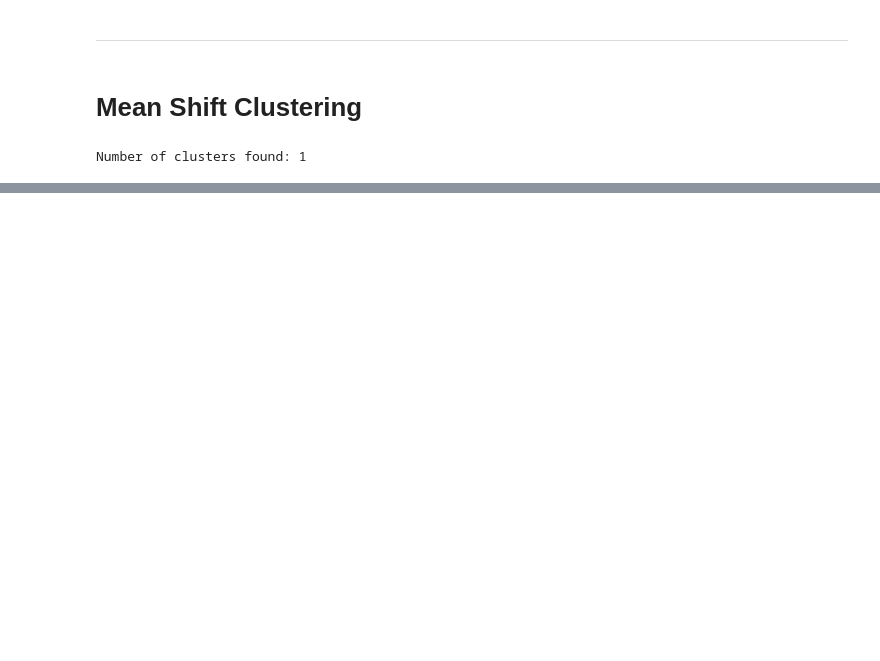
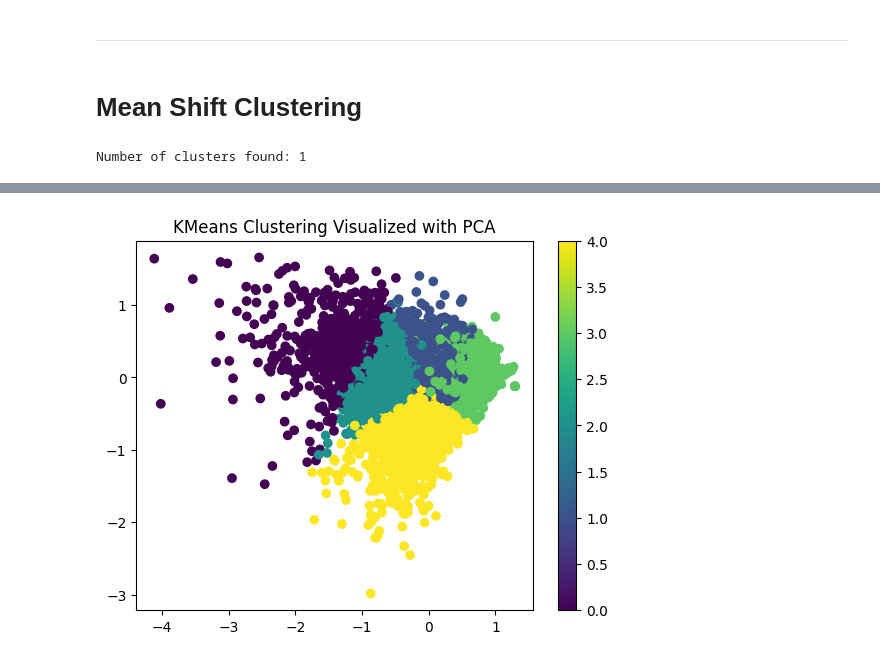
Before and after one commit to DavidS36/Music-Recommender-App, a Jupyter notebook: Image data model.ipynb, the cells around one changed output, grey strips where cells are left out. Saved outputs shown, nothing was run; the diff lists cells and outputs as text; code cells hidden in the pictures; blank space fills up the shorter version.

```diff
--- a/Image data model.ipynb
+++ b/Image data model.ipynb
@@ -884,0 +913,3 @@ plt.show()
+# %%
+# Load the VGG16 model without the top classification layer
+model = VGG16(weights='imagenet', include_top=False, input_shape=(60, 360, 3))
@@ -884,0 +1018,23 @@ plt.show()
+# %%
+scaler = MinMaxScaler()
+features_scaled = scaler.fit_transform(features_list)
+features_scaled_sample = scaler.fit_transform(features_list_sample)
+# %%
+sil_scores = []
+
+# Range of cluster numbers to test
+cluster_range = range(4, 9)
+
+for n_clusters in cluster_range:
+    # Apply KMeans on the original feature list
+    kmeans = KMeans(n_clusters=n_clusters)
+    clusters = kmeans.fit_predict(features_scaled_sample)
+
+    # Calculate the silhouette score
+    sil_score = silhouette_score(features_scaled_sample, clusters)
+    sil_scores.append(sil_score)
+
+# Find the number of clusters with the highest silhouette score
+peak_silo = cluster_range[sil_scores.index(max(sil_scores))]
+
+print(f"The optimal number of clusters is: {peak_silo}")
@@ -884,0 +1043,4 @@ plt.show()
+# %%
+# Use the peak_silo number of clusters for final model
+mbkmeans = MiniBatchKMeans(n_clusters=peak_silo, batch_size=50, random_state=42,verbose=1)
+mbkmeans_clusters = mbkmeans.fit_predict(features_scaled)
@@ -884,0 +1065,12 @@ plt.show()
+# %%
+# Apply PCA to reduce dimensions to 2D for visualization
+pca = PCA(n_components=2)
+features_pca = pca.fit_transform(features_scaled)
+
+# Now visualize in 2D after PCA
+plt.scatter(features_pca[:, 0], features_pca[:, 1], c=mbkmeans_clusters, cmap='viridis')
+plt.colorbar()
+plt.title('KMeans Clustering Visualized with PCA')
+plt.show()
+# %% [output]
+[figure, added]
```
Also changed, not shown: parts of 45 cells of this notebook, 2 other files.
